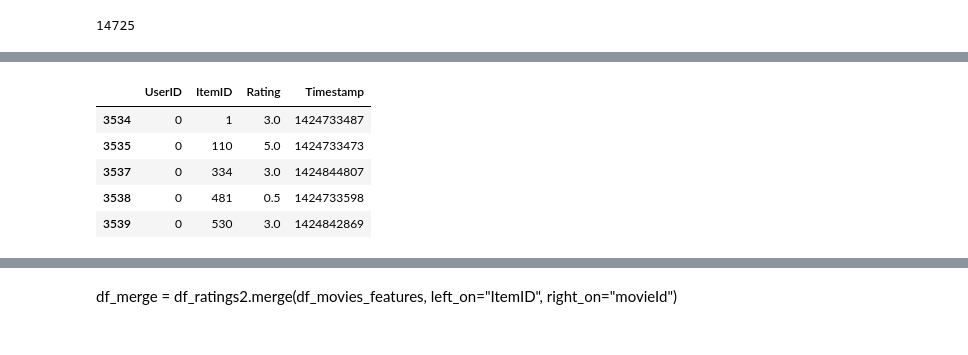
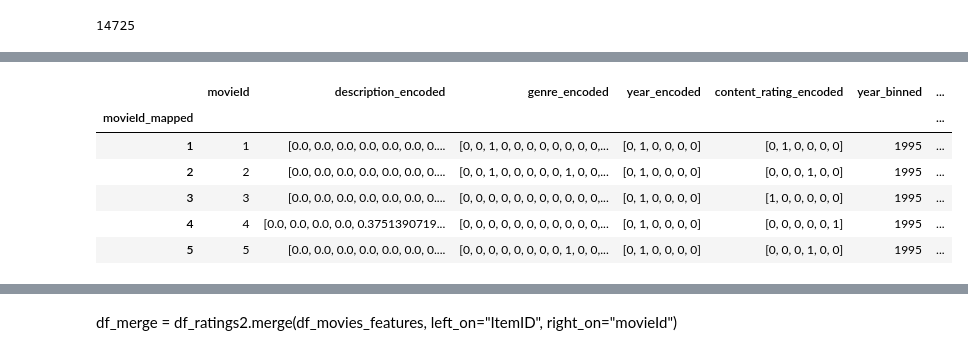
Before and after one commit to kdhiman0309/cse291-neural-collaborative-filtering, a Jupyter notebook: MovieLens20M.ipynb, the cells around one changed output, grey strips where cells are left out. Drawn from its saved outputs; the diff is of its cells as text; code cells hidden in the pictures.

```diff
--- a/MovieLens20M.ipynb
+++ b/MovieLens20M.ipynb
@@ -180,6 +95,4 @@ Wall time: 21.5 s
-# %%
-df_movies_features = pd.read_pickle("movie_features.pkl")
 # %%
-item_set = set(df_ratings2.ItemID.unique())
+item_set = set(df_ratings2.movieId.unique())
 len(item_set)
 # %% [output]
@@ -194,6 +107,6 @@ for m in item_set:
 # %%
 df_movies_features = df_movies_features[df_movies_features.movieId.apply(lambda x: x in item_set)]
 # %%
-df_movies_features["movieId"] = df_movies_features["movieId"].apply(lambda x: id_map_movie[x])
+df_movies_features["movieId_mapped"] = df_movies_features["movieId"].apply(lambda x: id_map_movie[x])
 # %%
-df_movies_features.index = df_movies_features["movieId"]
+df_movies_features.index = df_movies_features["movieId_mapped"]
@@ -220,12 +153,13 @@ df_ratings2.head()
 # %%
 df_ratings2.to_pickle("data/movielens20M.ratings.data.pkl")
 # %%
-df_ratings2.head()
+df_movies_features.head()
 # %% [output]
-|  | UserID | ItemID | Rating | Timestamp |
-| 3534 | 0 | 1 | 3.0 | 1424733487 |
-| 3535 | 0 | 110 | 5.0 | 1424733473 |
-| 3537 | 0 | 334 | 3.0 | 1424844807 |
-| 3538 | 0 | 481 | 0.5 | 1424733598 |
-| 3539 | 0 | 530 | 3.0 | 1424842869 |
+|  | movieId | description_encoded | genre_encoded | year_encoded | content_rating_encoded | year_binned | ... |
+| movieId_mapped |  |  |  |  |  |  | ... |
+| 1 | 1 | [0.0, 0.0, 0.0, 0.0, 0.0, 0.0, 0.... | [0, 0, 1, 0, 0, 0, 0, 0, 0, 0, 0,... | [0, 1, 0, 0, 0, 0] | [0, 1, 0, 0, 0, 0] | 1995 | ... |
+| 2 | 2 | [0.0, 0.0, 0.0, 0.0, 0.0, 0.0, 0.... | [0, 0, 1, 0, 0, 0, 0, 0, 1, 0, 0,... | [0, 1, 0, 0, 0, 0] | [0, 0, 0, 1, 0, 0] | 1995 | ... |
+| 3 | 3 | [0.0, 0.0, 0.0, 0.0, 0.0, 0.0, 0.... | [0, 0, 0, 0, 0, 0, 0, 0, 0, 0, 0,... | [0, 1, 0, 0, 0, 0] | [1, 0, 0, 0, 0, 0] | 1995 | ... |
+| 4 | 4 | [0.0, 0.0, 0.0, 0.0, 0.3751390719... | [0, 0, 0, 0, 0, 0, 0, 0, 0, 0, 0,... | [0, 1, 0, 0, 0, 0] | [0, 0, 0, 0, 0, 1] | 1995 | ... |
+| 5 | 5 | [0.0, 0.0, 0.0, 0.0, 0.0, 0.0, 0.... | [0, 0, 0, 0, 0, 0, 0, 0, 1, 0, 0,... | [0, 1, 0, 0, 0, 0] | [0, 0, 0, 1, 0, 0] | 1995 | ... |
 # %%
```
Also changed, not shown: parts of 84 cells of this notebook, 2 other files.
